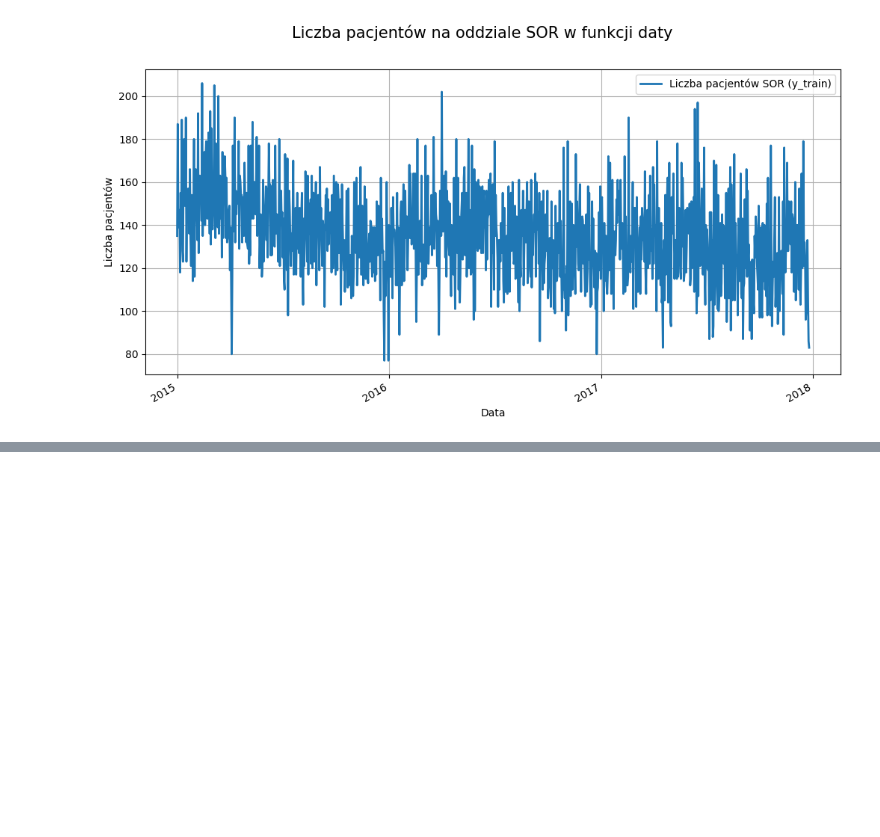
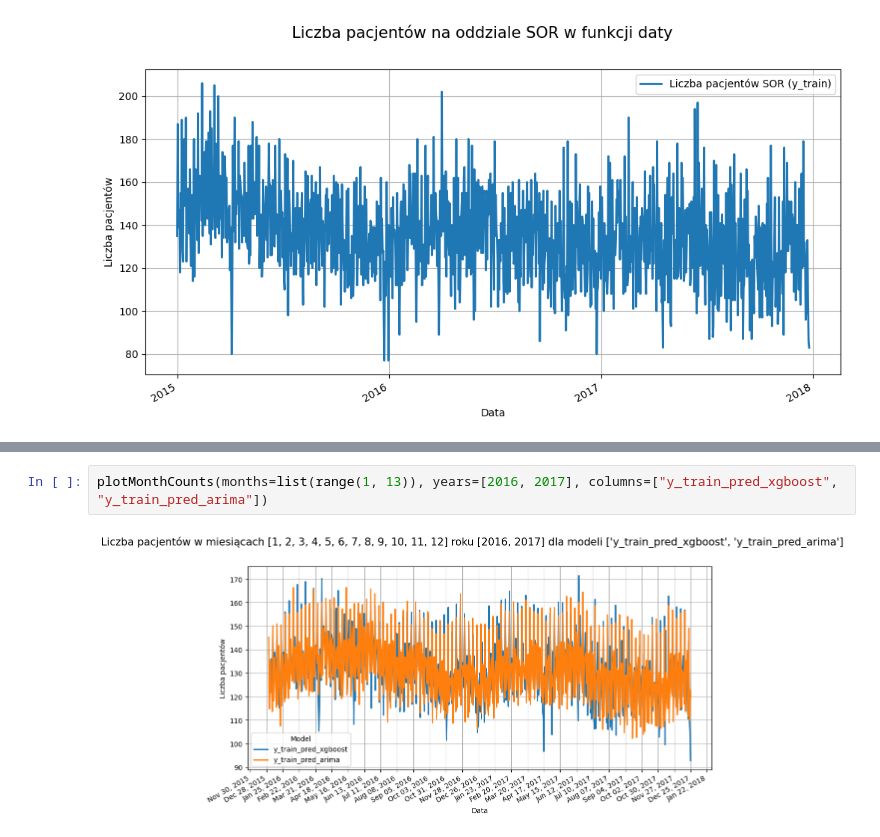
Before and after one commit to Nekq1601/Jupyter_SOR, a Jupyter notebook: Praktyki_SOR.ipynb, the cells around one changed output, grey strips where cells are left out. Saved outputs shown, nothing was run; the diff lists cells and outputs as text; blank space fills up the shorter version.

```diff
--- a/Praktyki_SOR.ipynb
+++ b/Praktyki_SOR.ipynb
@@ -82,0 +100,4 @@ plotMonthCounts(month=2, years=[2016], columns=["y_train", "y_train_pred_xgboost
+# %%
+plotMonthCounts(months=list(range(1, 13)), years=[2016, 2017], columns=["y_train_pred_xgboost", "y_train_pred_arima"])
+# %% [output]
+[figure, added]
```
Also changed, not shown: parts of 3 cells of this notebook.
